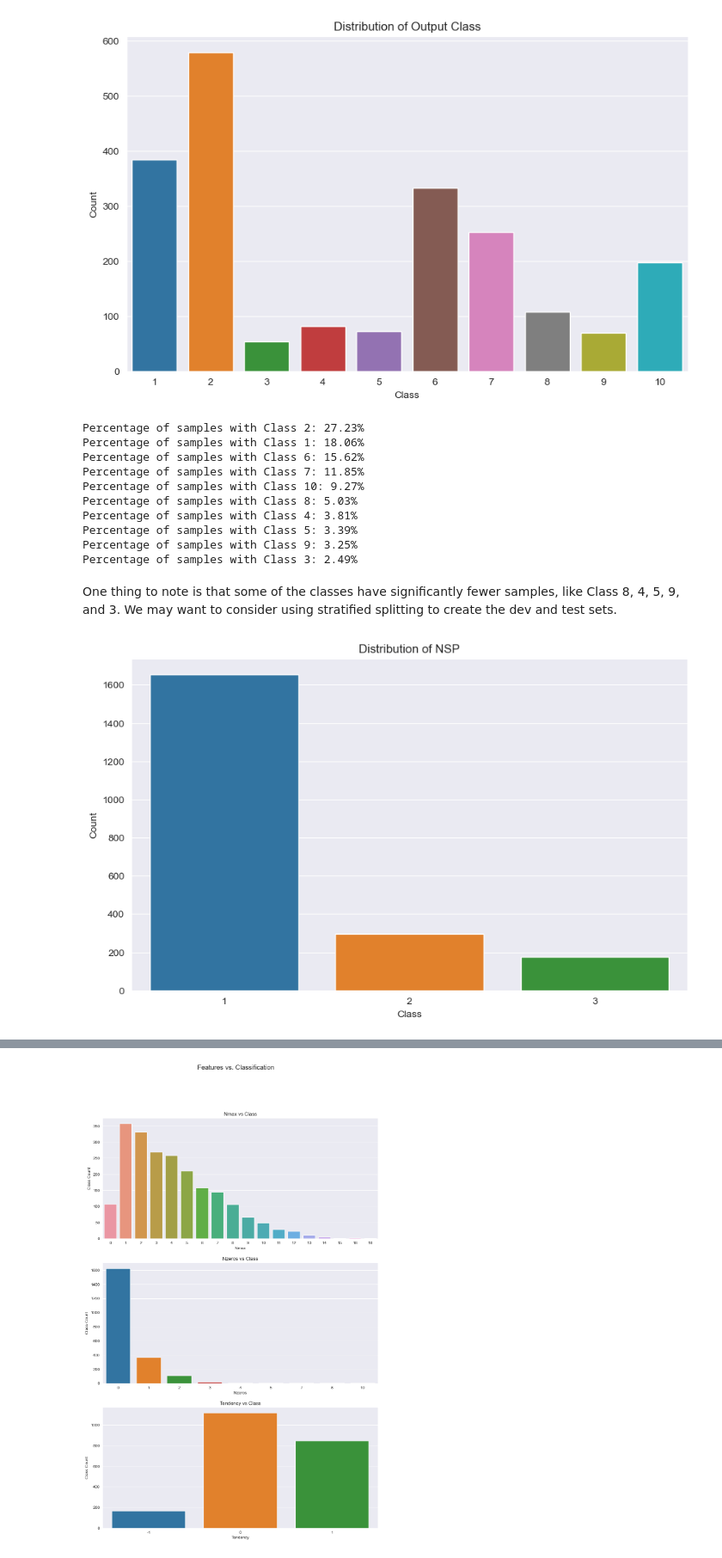
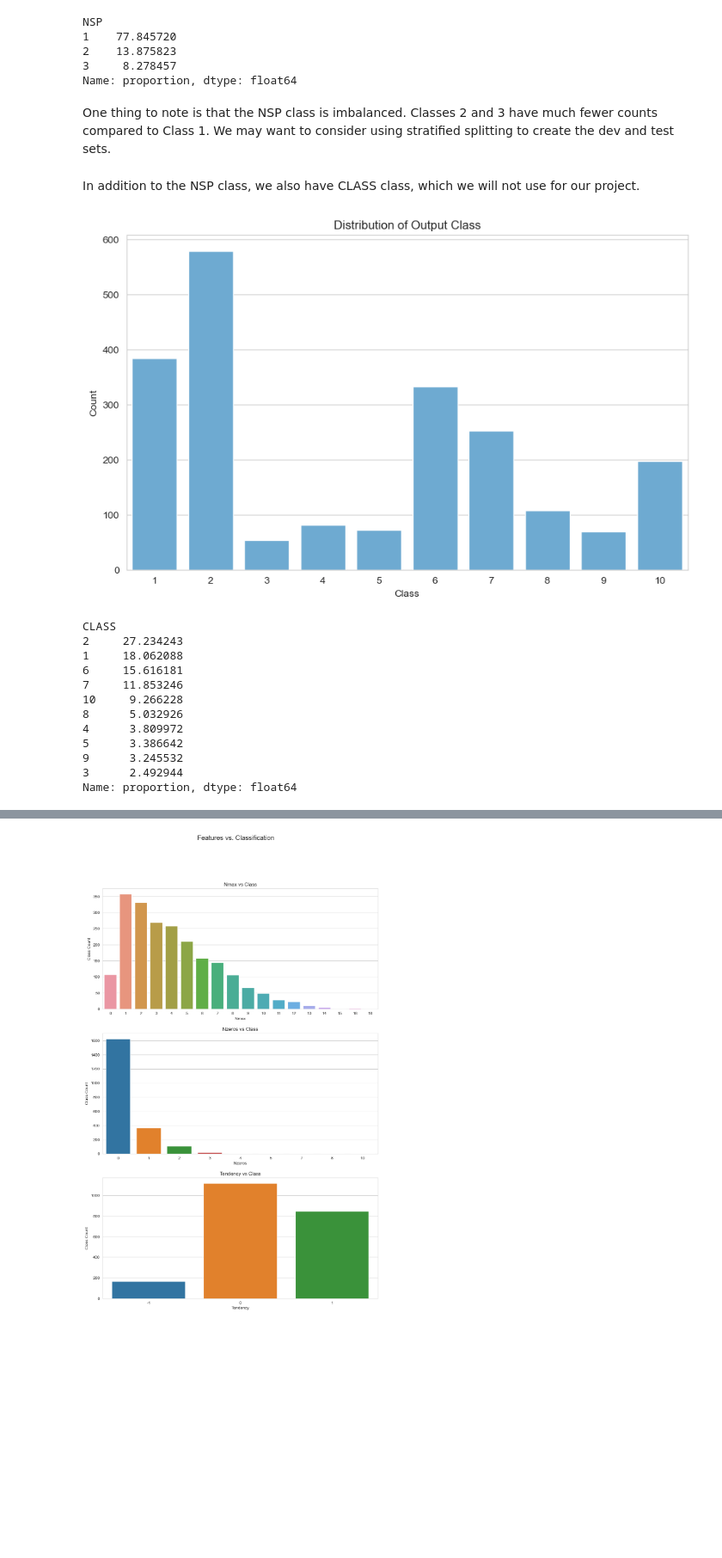
Before and after one commit to myakubov18/AML-Group-20-Project, a Jupyter notebook: main_notebook.ipynb, the cells around one changed output, grey strips where cells are left out. Shown at 86% size. Cells and saved outputs as stored; diff of their text form; code cells hidden in the pictures; blank space fills up the shorter version.

Commit message:
Added to data exploration and processing

```diff
--- a/main_notebook.ipynb
+++ b/main_notebook.ipynb
@@ -33,0 +65,11 @@ df.head(10)
+# %%
+sns.set_style("whitegrid")
+color = "#5DADE2"
+plt.figure(figsize=(6, 4))
+
+ax = sns.countplot(data=df, x="NSP", color=color)
+
+plt.title("Distribution of NSP", fontweight='bold')
+plt.xlabel("Class")
+plt.ylabel("Count")
+plt.show()
@@ -34,40 +78,38 @@ df.head(10)
+# %%
+df.NSP.value_counts(normalize=True)*100
+# %% [output]
+NSP
+1    77.845720
+2    13.875823
+3     8.278457
+Name: proportion, dtype: float64
+# %% [markdown]
+One thing to note is that the NSP class is imbalanced. Classes 2 and 3 have much fewer counts compared to Class 1. We may want to consider using stratified splitting to create the dev and test sets.
+# %% [markdown]
+In addition to the NSP class, we also have CLASS class, which we will not use for our project.
 # %%
 plt.figure(figsize=(10, 6))
 
-ax = sns.countplot(data=df, x="CLASS")
+ax = sns.countplot(data=df, x="CLASS", color=color)
 
 plt.title("Distribution of Output Class")
 plt.xlabel("Class")
 plt.ylabel("Count")
 plt.show()
 # %% [output]
-[figure, old version]
+[figure, new version]
 # %%
-class_counts = df['CLASS'].value_counts()
-for i in class_counts.index:
-    percent = (class_counts[i] / class_counts.sum()) * 100
-    print(f"Percentage of samples with Class {i}: {percent:.2f}%")
+df['CLASS'].value_counts(normalize=True)*100
 # %% [output]
-Percentage of samples with Class 2: 27.23%
-Percentage of samples with Class 1: 18.06%
-Percentage of samples with Class 6: 15.62%
-Percentage of samples with Class 7: 11.85%
-Percentage of samples with Class 10: 9.27%
-Percentage of samples with Class 8: 5.03%
-Percentage of samples with Class 4: 3.81%
-Percentage of samples with Class 5: 3.39%
-Percentage of samples with Class 9: 3.25%
-Percentage of samples with Class 3: 2.49%
+CLASS
+2     27.234243
+1     18.062088
+6     15.616181
+7     11.853246
+10     9.266228
+8      5.032926
+4      3.809972
+5      3.386642
+9      3.245532
+3      2.492944
+Name: proportion, dtype: float64
-# %% [markdown]
-One thing to note is that some of the classes have significantly fewer samples, like Class 8, 4, 5, 9, and 3. We may want to consider using stratified splitting to create the dev and test sets.
-# %%
-plt.figure(figsize=(10, 6))
-
-ax = sns.countplot(data=df, x="NSP")
-
-plt.title("Distribution of NSP")
-plt.xlabel("Class")
-plt.ylabel("Count")
-plt.show()
-# %% [output]
-[figure, removed]
```
Also changed, not shown: parts of 25 cells of this notebook.
